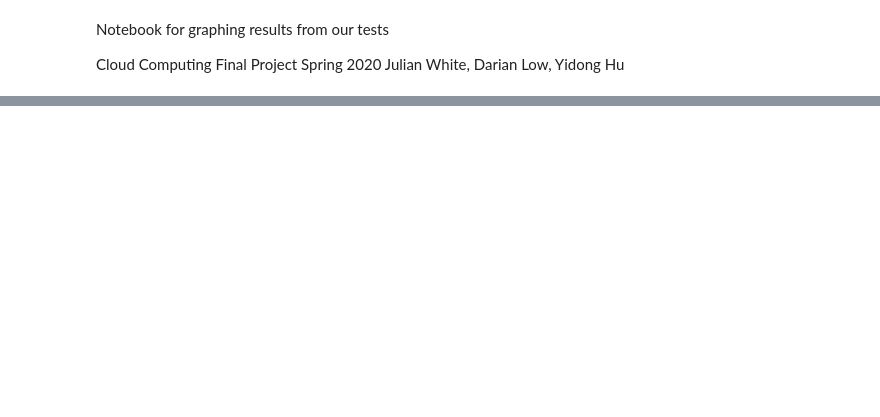
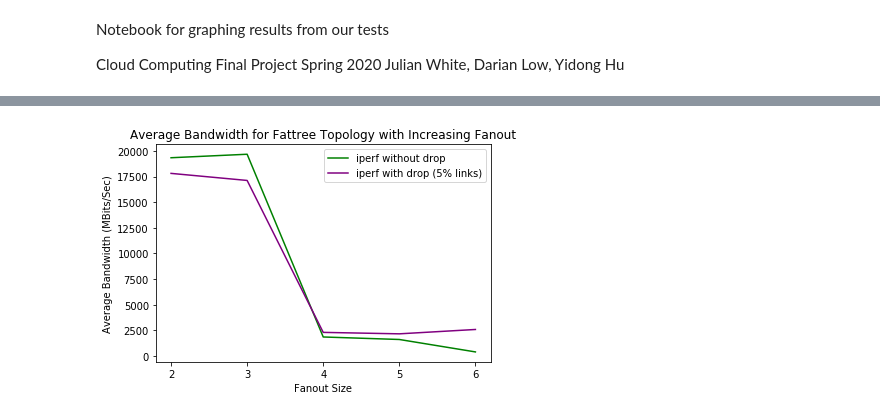
Before and after one commit to yhu44/Cloud-Project, a Jupyter notebook: jupyter/data-analysis.ipynb, the cells around one changed output, grey strips where cells are left out. Drawn from its saved outputs; the diff is of its cells as text; code cells hidden in the pictures; blank space fills up the shorter version.

```diff
--- a/jupyter/data-analysis.ipynb
+++ b/jupyter/data-analysis.ipynb
@@ -128,0 +117,25 @@ plt.show()
+# %%
+# Average Bandwidth for Fattree Topology with Increasing Fanout (5% dropped links)
+DIR = '../fattree-logs/randIperf/'
+fanouts = [2, 3, 4, 5, 6]
+fanout_list = ["fanout-2", "fanout-3", "fanout-4", "fanout-5", "fanout-6"]
+
+fanout_avg_BW = graph_fanouts(fanout_list)
+
+plt.plot(fanouts,fanout_avg_BW, color='green', label='iperf without drop')
+
+DIR = '../fattree-logs/rand5%/'
+fanouts = [2, 3, 4, 5, 6]
+fanout_list = ["fanout-2","fanout-3", "fanout-4", "fanout-5", "fanout-6"]
+
+fanout_avg_BW = graph_fanouts(fanout_list)
+
+plt.plot(fanouts,fanout_avg_BW, color='purple', label='iperf with drop (5% links)')
+plt.xlabel('Fanout Size')
+plt.xticks(fanouts)
+plt.title('Average Bandwidth for Fattree Topology with Increasing Fanout')
+plt.ylabel('Average Bandwidth (MBits/Sec)')
+plt.legend()
+plt.show()
+# %% [output]
+[figure, added]
```
Also changed, not shown: parts of 9 cells of this notebook.
